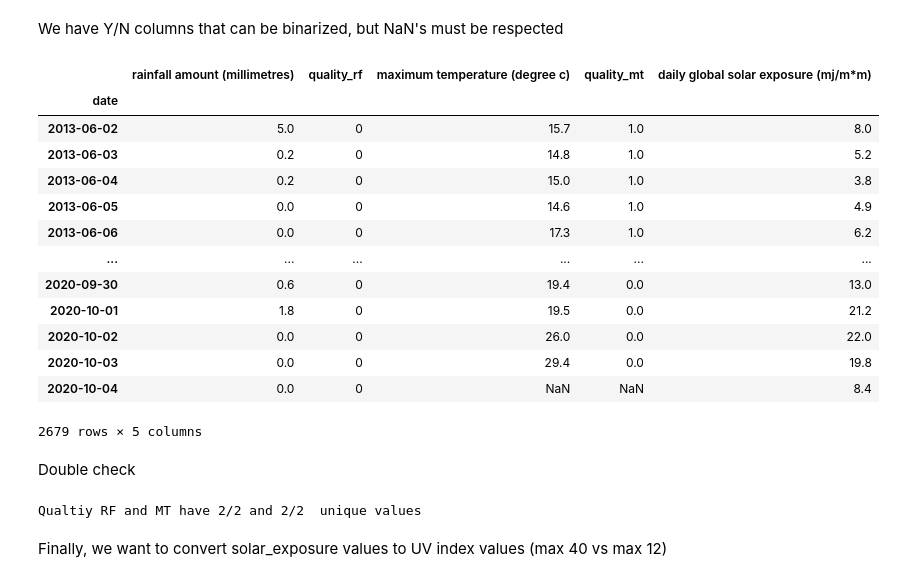
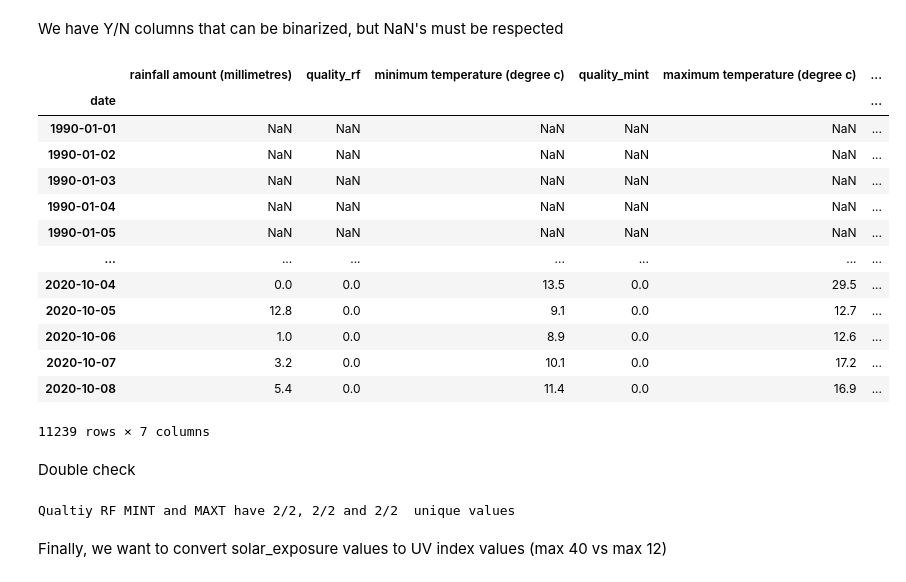
Before and after one commit to bfgdigital/aus_forecast, a Jupyter notebook: notebooks/eda.ipynb, the cells around one changed output. Drawn from its saved outputs; the diff is of its cells as text; code cells hidden in the pictures.

Commit message:
Updated the weather model forecast and added MinTemp

```diff
--- a/notebooks/eda.ipynb
+++ b/notebooks/eda.ipynb
@@ -228,4 +217,4 @@ We need to use to use Rainfall as a our base file.
+# %%
+weather = pd.merge(weather, min_temps, how='left', left_index=True, right_index=True, suffixes=('_maxt', '_mint'))
 # %%
-weather = pd.merge(rainfall, max_temps, how='left', left_index=True, right_index=True, suffixes=('_rf', '_mt'))
+weather = pd.merge(weather, rainfall, how='left', left_index=True, right_index=True, suffixes=('_w', '_rf'))
-# %%
-weather = pd.merge(weather, solar_exposure, how='left', left_index=True, right_index=True, suffixes=('_w', '_se'))
@@ -241,6 +252,6 @@ Index(['year_rf', 'month_rf', 'day_rf', 'rainfall amount (millimetres)',
       dtype='object')
 # %%
-weather = weather[['rainfall amount (millimetres)', 'quality_rf', 'maximum temperature (degree c)', 'quality_mt', 'daily global solar exposure (mj/m*m)']]
+weather = weather[['rainfall amount (millimetres)', 'quality', 'minimum temperature (degree c)', 'quality_mint',  'maximum temperature (degree c)', 'quality_maxt', 'daily global solar exposure (mj/m*m)']]
 # %%
 weather.info()
 weather.head().append(weather.tail())
@@ -272,30 +285,32 @@ memory usage: 205.6+ KB
 # %% [markdown]
 We have Y/N columns that can be binarized, but NaN's must be respected
 # %%
+weather.rename(columns={'quality':'quality_rf'}, inplace=True) # Rain quality needs an identifier
 weather['quality_rf'] = weather['quality_rf'].map(dict(Y=1, N=0))
-weather['quality_mt'] = weather['quality_mt'].map(dict(Y=1, N=0))
+weather['quality_maxt'] = weather['quality_maxt'].map(dict(Y=1, N=0))
+weather['quality_mint'] = weather['quality_mint'].map(dict(Y=1, N=0))
 weather
 # %% [output]
-|  | rainfall amount (millimetres) | quality_rf | maximum temperature (degree c) | quality_mt | daily global solar exposure (mj/m*m) |
-| date |  |  |  |  |  |
-| 2013-06-02 | 5.0 | 0 | 15.7 | 1.0 | 8.0 |
-| 2013-06-03 | 0.2 | 0 | 14.8 | 1.0 | 5.2 |
-| 2013-06-04 | 0.2 | 0 | 15.0 | 1.0 | 3.8 |
-| 2013-06-05 | 0.0 | 0 | 14.6 | 1.0 | 4.9 |
-| 2013-06-06 | 0.0 | 0 | 17.3 | 1.0 | 6.2 |
-| ... | ... | ... | ... | ... | ... |
-| 2020-09-30 | 0.6 | 0 | 19.4 | 0.0 | 13.0 |
-| 2020-10-01 | 1.8 | 0 | 19.5 | 0.0 | 21.2 |
-| 2020-10-02 | 0.0 | 0 | 26.0 | 0.0 | 22.0 |
-| 2020-10-03 | 0.0 | 0 | 29.4 | 0.0 | 19.8 |
-| 2020-10-04 | 0.0 | 0 | NaN | NaN | 8.4 |
+|  | rainfall amount (millimetres) | quality_rf | minimum temperature (degree c) | quality_mint | maximum temperature (degree c) | ... |
+| date |  |  |  |  |  | ... |
+| 1990-01-01 | NaN | NaN | NaN | NaN | NaN | ... |
+| 1990-01-02 | NaN | NaN | NaN | NaN | NaN | ... |
+| 1990-01-03 | NaN | NaN | NaN | NaN | NaN | ... |
+| 1990-01-04 | NaN | NaN | NaN | NaN | NaN | ... |
+| 1990-01-05 | NaN | NaN | NaN | NaN | NaN | ... |
+| ... | ... | ... | ... | ... | ... | ... |
+| 2020-10-04 | 0.0 | 0.0 | 13.5 | 0.0 | 29.5 | ... |
+| 2020-10-05 | 12.8 | 0.0 | 9.1 | 0.0 | 12.7 | ... |
+| 2020-10-06 | 1.0 | 0.0 | 8.9 | 0.0 | 12.6 | ... |
+| 2020-10-07 | 3.2 | 0.0 | 10.1 | 0.0 | 17.2 | ... |
+| 2020-10-08 | 5.4 | 0.0 | 11.4 | 0.0 | 16.9 | ... |
-2679 rows × 5 columns
+11239 rows × 7 columns
 # %% [markdown]
 Double check
 # %%
-print(f"Qualtiy RF and MT have {weather['quality_rf'].nunique()}/2 and {weather['quality_mt'].nunique()}/2  unique values")
+print(f"Qualtiy RF MINT and MAXT have {weather['quality_rf'].nunique()}/2, {weather['quality_mint'].nunique()}/2 and {weather['quality_maxt'].nunique()}/2  unique values")
 # %% [output]
-Qualtiy RF and MT have 2/2 and 2/2  unique values
+Qualtiy RF MINT and MAXT have 2/2, 2/2 and 2/2  unique values
 # %% [markdown]
 Finally, we want to convert solar_exposure values to UV index values (max 40 vs max 12)
 # %%
```
Also changed, not shown: parts of 37 cells of this notebook, 29 other files.
